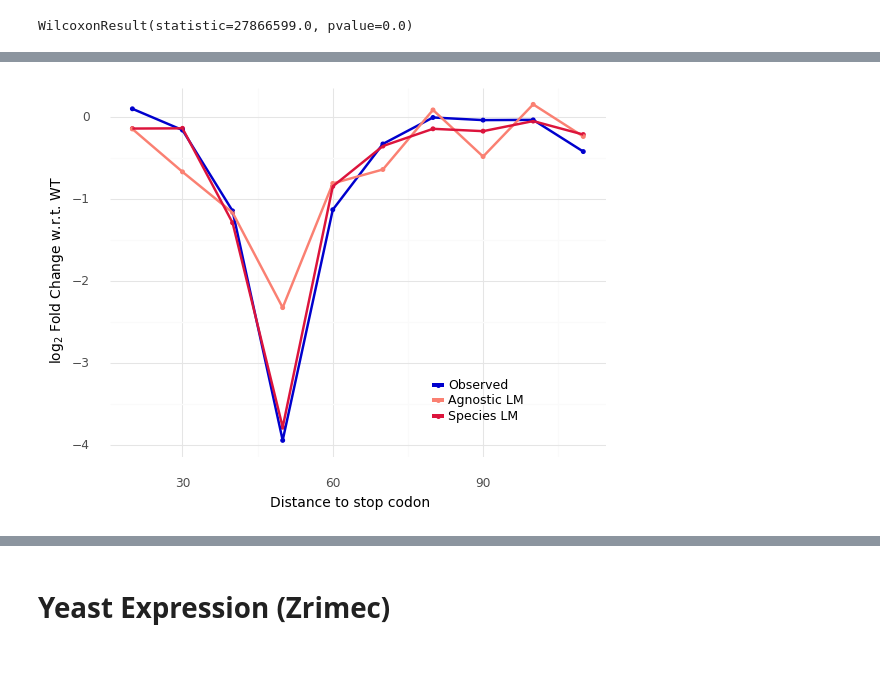
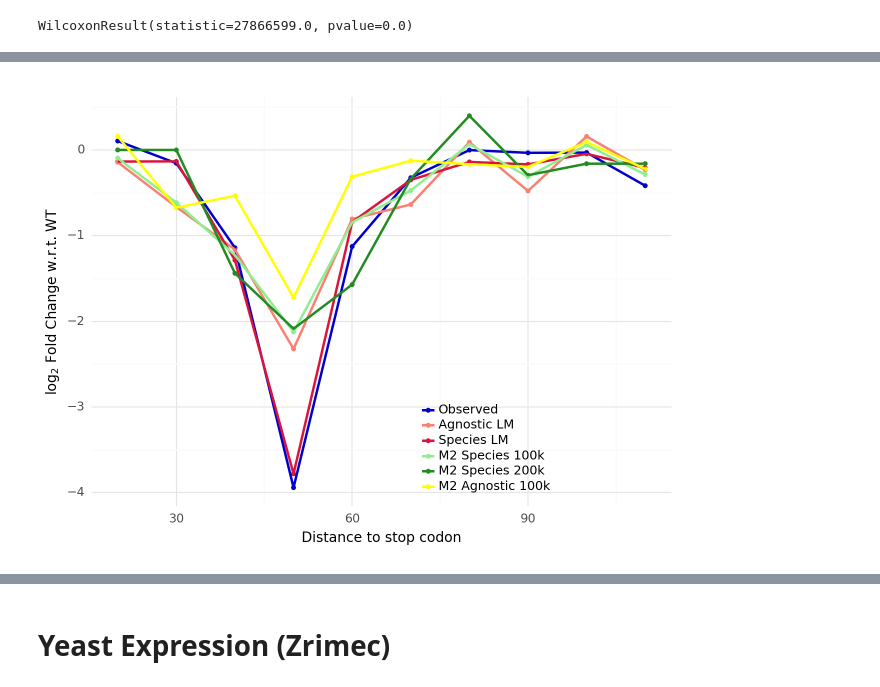
Before and after one commit to flyingkukri/SpeciesLM, a Jupyter notebook: Downstream.ipynb, the cells around one changed output, grey strips where cells are left out. Drawn from its saved outputs; the diff is of its cells as text; code cells hidden in the pictures; blank space fills up the shorter version.

Commit message:
adapt notebook to analyse other model

```diff
--- a/Downstream.ipynb
+++ b/Downstream.ipynb
@@ -517,10 +546,10 @@ def segal_mpra(path_list):
         tmp = np.load(f"{project_path}/{path}/embeddings.npy")
         segal_emb_dict[get_model_name(path)] = np.array([tmp[i] for i in range(tmp.shape[0])])
 
-    data_matrices = {"2-mer counts":X_2mer,
-                     "3-mer counts":X_3mer,
-                     "4-mer counts":X_4mer,
-                     "5-mer counts":X_5mer,
+    data_matrices = {#"2-mer counts":X_2mer,
+                     #"3-mer counts":X_3mer,
+                     #"4-mer counts":X_4mer,
+                     #"5-mer counts":X_5mer,
                     }
     data_matrices.update(segal_emb_dict)
     rows = []
@@ -557,9 +586,17 @@ def segal_mpra(path_list):
     metrics_mpra = pd.DataFrame(rows)
     pred_mpra = pd.concat(test_predictions)
     pred_mpra["residual"] = (pred_mpra["true"] - pred_mpra["pred"])**2
-    bert_adn_preds = pred_mpra.query("model == 'Aware:candida glabrata'")
-    bert_adn_preds_agnostic = pred_mpra.query("model == 'Agnostic'")
+    bert_adn_preds = pred_mpra.query("model == 'vanilla_species_candidatoken'")
+    bert_adn_preds_agnostic = pred_mpra.query("model == 'vanilla_agnostic'")
+    bert_adn_preds_m2_species100k = pred_mpra.query("model == 'm2_species100k_candidatoken'")
+    bert_adn_preds_m2_species200k = pred_mpra.query("model == 'm2_species200k_candidatoken'")
+    bert_adn_preds_m2_agnostic = pred_mpra.query("model == 'm2_agnostic'")
+
     bert_adn_preds["pred_agnostic"] = bert_adn_preds_agnostic["pred"]
+    bert_adn_preds["pred_m2_species100k"] = bert_adn_preds_m2_species100k["pred"]
+    bert_adn_preds["pred_m2_species200k"] = bert_adn_preds_m2_species200k["pred"]
+    bert_adn_preds["pred_m2_agnostic"] = bert_adn_preds_m2_agnostic["pred"]
+
     test_indices = np.concatenate([test_index for i, (train_index, test_index) in enumerate(group_kfold.split(X, y, groups))])
     bert_adn_preds["index"] = test_indices
     bert_adn_preds = bert_adn_preds.merge(mpra_df, on="index")
@@ -602,40 +668,56 @@ def analyze_fc(bert_adn_preds,gene):
     wt_expr_true = plot_df.loc[plot_df["Description"].str.contains("Native 3 UTRs")].iloc[0]["true"]
     wt_expr_pred = plot_df.loc[plot_df["Description"].str.contains("Native 3 UTRs")].iloc[0]["pred"]
     wt_expr_pred_agnostic = plot_df.loc[plot_df["Description"].str.contains("Native 3 UTRs")].iloc[0]["pred_agnostic"]
+
+    wt_expr_pred_m2_species100k = plot_df.loc[plot_df["Description"].str.contains("Native 3 UTRs")].iloc[0]["pred_m2_species100k"]
+    wt_expr_pred_m2_species200k = plot_df.loc[plot_df["Description"].str.contains("Native 3 UTRs")].iloc[0]["pred_m2_species200k"]
+    wt_expr_pred_m2_agnostic = plot_df.loc[plot_df["Description"].str.contains("Native 3 UTRs")].iloc[0]["pred_m2_agnostic"]
 
     plot_df = plot_df.loc[plot_df["Description"].str.contains("Scanning mutagenesis")]
     assert len(set(plot_df["block"])) == 1
     plot_df["dist"] = plot_df["Description"].apply(lambda x: int(x.split("#")[2].split("=")[-1]))
     plot_df["dist"] = 140 - plot_df["dist"]
     plot_df["logfc_true"] = plot_df["true"] - wt_expr_true#np.log2(plot_df["true"]/wt_expr_true)
     plot_df["logfc_pred"] = plot_df["pred"] - wt_expr_pred#np.log2(plot_df["pred"]/wt_expr_pred)
     plot_df["logfc_pred_agnostic"] = plot_df["pred_agnostic"] - wt_expr_pred_agnostic#np.log2(plot_df["pred_agnostic"]/wt_expr_pred_agnostic)
+
+    plot_df["logfc_pred_m2_species100k"] = plot_df["pred_m2_species100k"] - wt_expr_pred_m2_species100k#np.log2(plot_df["pred_agnostic"]/wt_expr_pred_agnostic)
+    plot_df["logfc_pred_m2_species200k"] = plot_df["pred_m2_species200k"] - wt_expr_pred_m2_species200k#np.log2(plot_df["pred_agnostic"]/wt_expr_pred_agnostic)
+    plot_df["logfc_pred_m2_agnostic"] = plot_df["pred_m2_agnostic"] - wt_expr_pred_m2_agnostic#np.log2(plot_df["pred_agnostic"]/wt_expr_pred_agnostic)
+
+
     # set impossible fold changes to zero
     #plot_df["logfc_pred"] = plot_df["logfc_pred"].fillna(0)
     #plot_df["logfc_pred_agnostic"] = plot_df["logfc_pred_agnostic"].fillna(0)
 
-    plot_df = (plot_df[["dist","logfc_pred","logfc_true","logfc_pred_agnostic"]]
-               .rename(columns={"logfc_pred":"Species LM","logfc_pred_agnostic":"Agnostic LM","logfc_true":"Observed"})
+    plot_df = (plot_df[["dist","logfc_pred","logfc_true","logfc_pred_agnostic", "logfc_pred_m2_species100k", "logfc_pred_m2_species200k", "logfc_pred_m2_agnostic"]]
+               .rename(columns={"logfc_pred":"Species LM",
+                                "logfc_pred_agnostic":"Agnostic LM",
+                                "logfc_true":"Observed",
+                                "logfc_pred_m2_species100k": "M2 Species 100k",
+                                "logfc_pred_m2_species200k": "M2 Species 200k",
+                                "logfc_pred_m2_agnostic": "M2 Agnostic 100k",
+                               })
                .groupby('dist').mean().reset_index().melt("dist"))
-    plot_df["variable"] = pd.Categorical(plot_df["variable"], ordered=True, categories=['Observed',"Agnostic LM", 'Species LM'])
+    plot_df["variable"] = pd.Categorical(plot_df["variable"], ordered=True, categories=['Observed',"Agnostic LM", 'Species LM', "M2 Species 100k", "M2 Species 200k", "M2 Agnostic 100k"])
 
     p = (p9.ggplot(data=plot_df, mapping=p9.aes(x="dist",y="value",color="variable",group="variable"))
      + p9.geom_point(size = 1)
      + p9.geom_line(size = 1)
-     + p9.scale_color_manual(values=["mediumblue","salmon","crimson"])
+     + p9.scale_color_manual(values=["mediumblue","salmon","crimson", "lightgreen", "forestgreen", "yellow"])
     + p9.theme_minimal()
          +p9.theme(axis_title=p9.element_text(size=10),legend_position = (0.70,0.248), legend_direction="vertical", legend_background=p9.element_blank(), legend_key_size=9,
             legend_title=p9.element_text(size=9),legend_text = p9.element_text(size=9),
              )
      #+ p9.geom_smooth(method="lm")
      + p9.labs(x="Distance to stop codon",y="log$_2$ Fold Change w.r.t. WT",color="")
     )
     return plot_df, p
 plot_df, p = analyze_fc(bert_adn_preds, "YDR131C")
 print (p)
 #p.save("Downstream/Graphics/Paper/Downstream_Segal_FC_YDR131C.svg", width=3, height=2.5)
 # %% [output]
-[figure, old version]
+[figure, new version]
 # %%
 #%%capture
 scanned_genes = set([x.split("#")[1].split("context_native_")[-1] for x in bert_adn_preds.loc[bert_adn_preds["Description"].str.contains("Scanning mutagenesis")]["Description"]])
```
Also changed, not shown: parts of 12 cells of this notebook, 3 other files.
